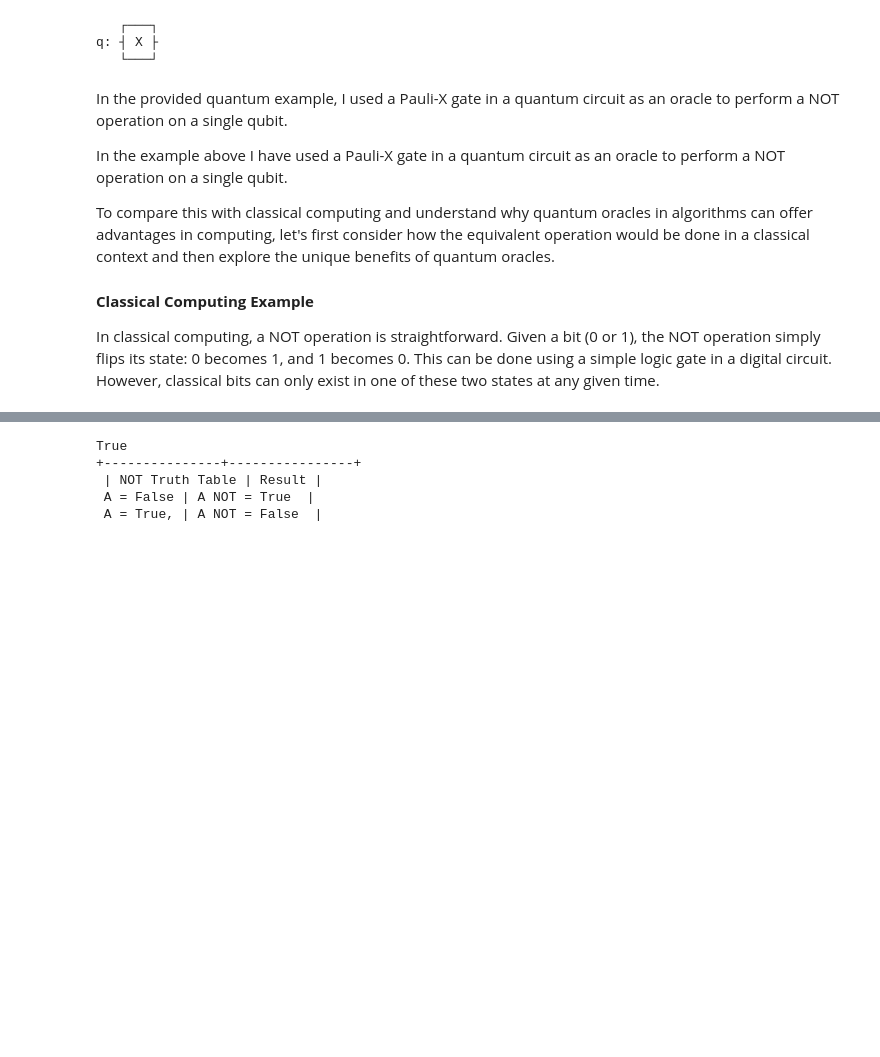
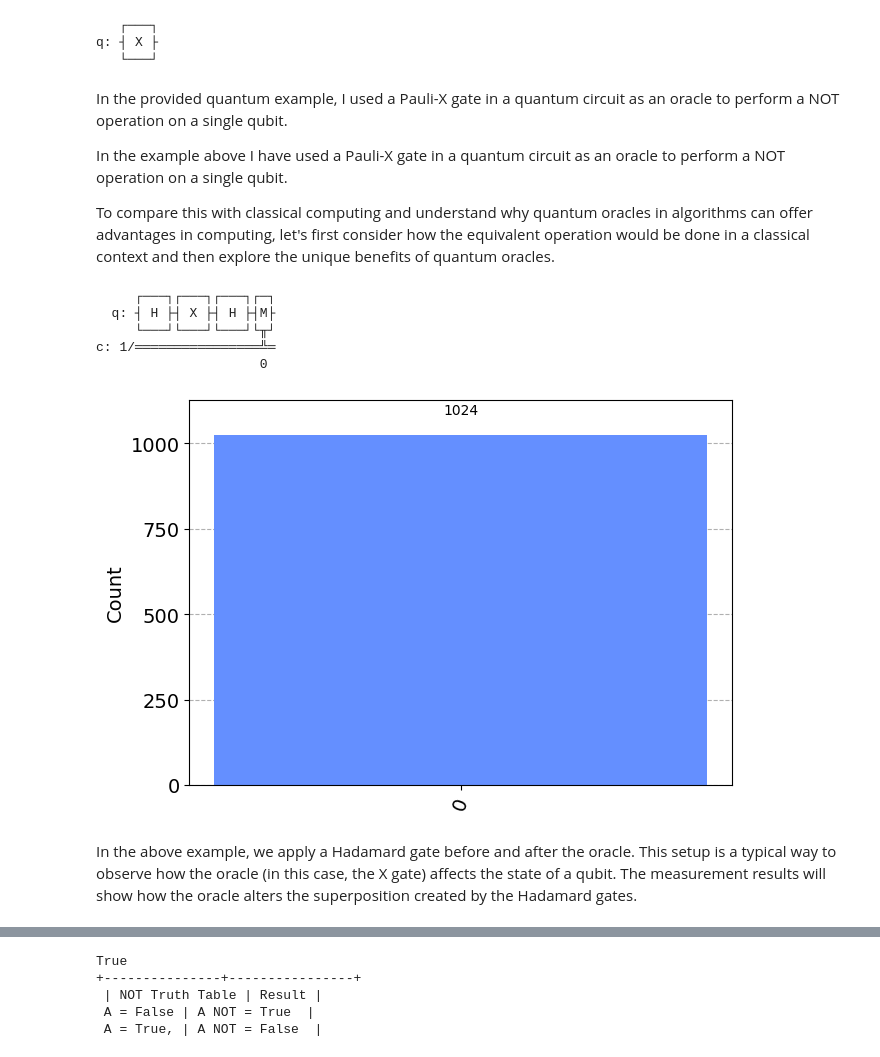
Before and after one commit to The-Mad-Ryanosaurus/Emerging-Technologies, a Jupyter notebook: project.ipynb, the cells around one changed output, grey strips where cells are left out. Cells and saved outputs as stored; diff of their text form; code cells hidden in the pictures; blank space fills up the shorter version.

```diff
--- a/project.ipynb
+++ b/project.ipynb
@@ -196,9 +196,41 @@ In the provided quantum example, I used a Pauli-X gate in a quantum circuit as a
 In the example above I have used a Pauli-X gate in a quantum circuit as an oracle to perform a NOT operation on a single qubit.
 
 To compare this with classical computing and understand why quantum oracles in algorithms can offer advantages in computing, let's first consider how the equivalent operation would be done in a classical context and then explore the unique benefits of quantum oracles.
-
-<a id="classical-ex"></a>
-#### **Classical Computing Example**
-
-In classical computing, a NOT operation is straightforward. Given a bit (0 or 1), the NOT operation simply flips its state:
-0 becomes 1, and 1 becomes 0. This can be done using a simple logic gate in a digital circuit. However, classical bits can only exist in one of these two states at any given time.
+# %%
+from qiskit import QuantumCircuit, Aer, execute
+from qiskit.visualization import plot_histogram
+
+# Create a quantum circuit with 1 qubit and 1 classical bit
+qc = QuantumCircuit(1, 1)
+
+# Apply a Hadamard gate
+qc.h(0)
+
+# Insert the oracle (Pauli-X gate)
+qc.x(0)
+
+# Apply another Hadamard gate
+qc.h(0)
+
+# Measure the qubit
+qc.measure(0, 0)
+
+# Draw the circuit
+print(qc.draw(output='text'))
+
+# Execute the circuit
+simulator = Aer.get_backend('qasm_simulator')
+result = execute(qc, backend=simulator, shots=1024).result()
+
+# Get the result
+counts = result.get_counts(qc)
+plot_histogram(counts)
+# %% [output]
+     ┌───┐┌───┐┌───┐┌─┐
+  q: ┤ H ├┤ X ├┤ H ├┤M├
+     └───┘└───┘└───┘└╥┘
+c: 1/════════════════╩═
+                     0
+[figure, added]
+# %% [markdown]
+In the above example, we apply a Hadamard gate before and after the oracle. This setup is a typical way to observe how the oracle (in this case, the X gate) affects the state of a qubit. The measurement results will show how the oracle alters the superposition created by the Hadamard gates.
```
Also changed, not shown: parts of 4 cells of this notebook, 1 other file.
